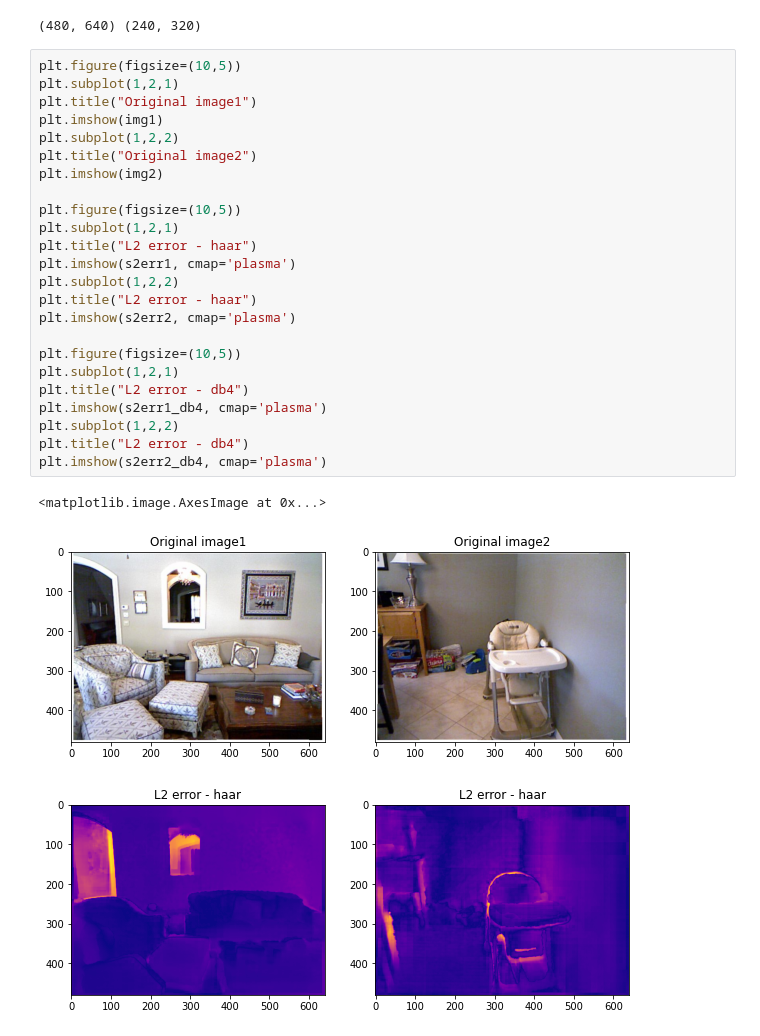
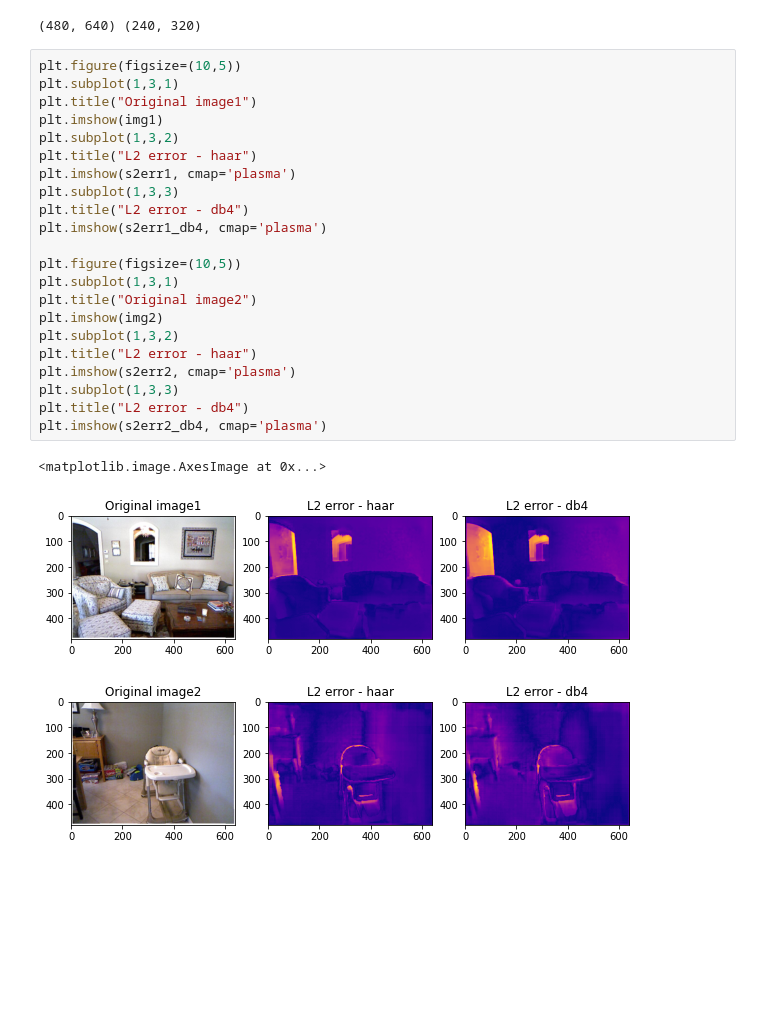
Before and after one commit to hsusharon/Wavelet_Decomposition_NYU, a Jupyter notebook: NYUv2/sparsity_test_notebook.ipynb, the cells around one changed output. Saved outputs shown, nothing was run; the diff lists cells and outputs as text; blank space fills up the shorter version.

```diff
--- a/NYUv2/sparsity_test_notebook.ipynb
+++ b/NYUv2/sparsity_test_notebook.ipynb
@@ -368,29 +368,27 @@ s2err2_db4 = s2_square(ground_truth, disparity)
 (480, 640) (240, 320)
 # %%
 plt.figure(figsize=(10,5))
-plt.subplot(1,2,1)
+plt.subplot(1,3,1)
 plt.title("Original image1")
 plt.imshow(img1)
-plt.subplot(1,2,2)
+plt.subplot(1,3,2)
+plt.title("L2 error - haar")
+plt.imshow(s2err1, cmap='plasma')
+plt.subplot(1,3,3)
+plt.title("L2 error - db4")
+plt.imshow(s2err1_db4, cmap='plasma')
+
+plt.figure(figsize=(10,5))
+plt.subplot(1,3,1)
 plt.title("Original image2")
 plt.imshow(img2)
-
-plt.figure(figsize=(10,5))
-plt.subplot(1,2,1)
-plt.title("L2 error - haar")
-plt.imshow(s2err1, cmap='plasma')
-plt.subplot(1,2,2)
+plt.subplot(1,3,2)
 plt.title("L2 error - haar")
 plt.imshow(s2err2, cmap='plasma')
-
-plt.figure(figsize=(10,5))
-plt.subplot(1,2,1)
-plt.title("L2 error - db4")
-plt.imshow(s2err1_db4, cmap='plasma')
-plt.subplot(1,2,2)
+plt.subplot(1,3,3)
 plt.title("L2 error - db4")
 plt.imshow(s2err2_db4, cmap='plasma')
 # %% [output]
 <matplotlib.image.AxesImage at 0x...>
-[figure, old version]
+[figure, new version]
-[figure, old version]
+[figure, new version]
```
Also changed, not shown: parts of 5 cells of this notebook.
